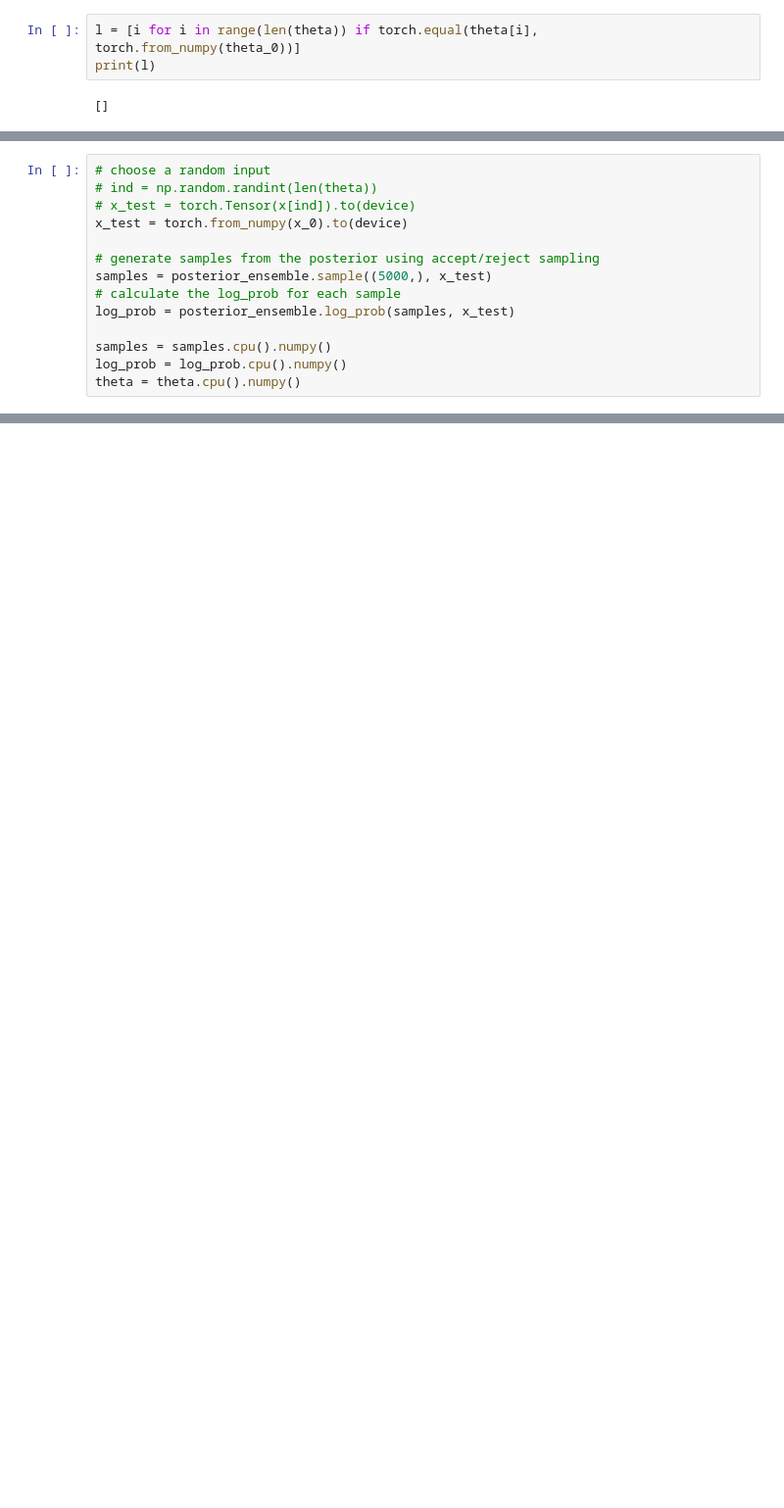
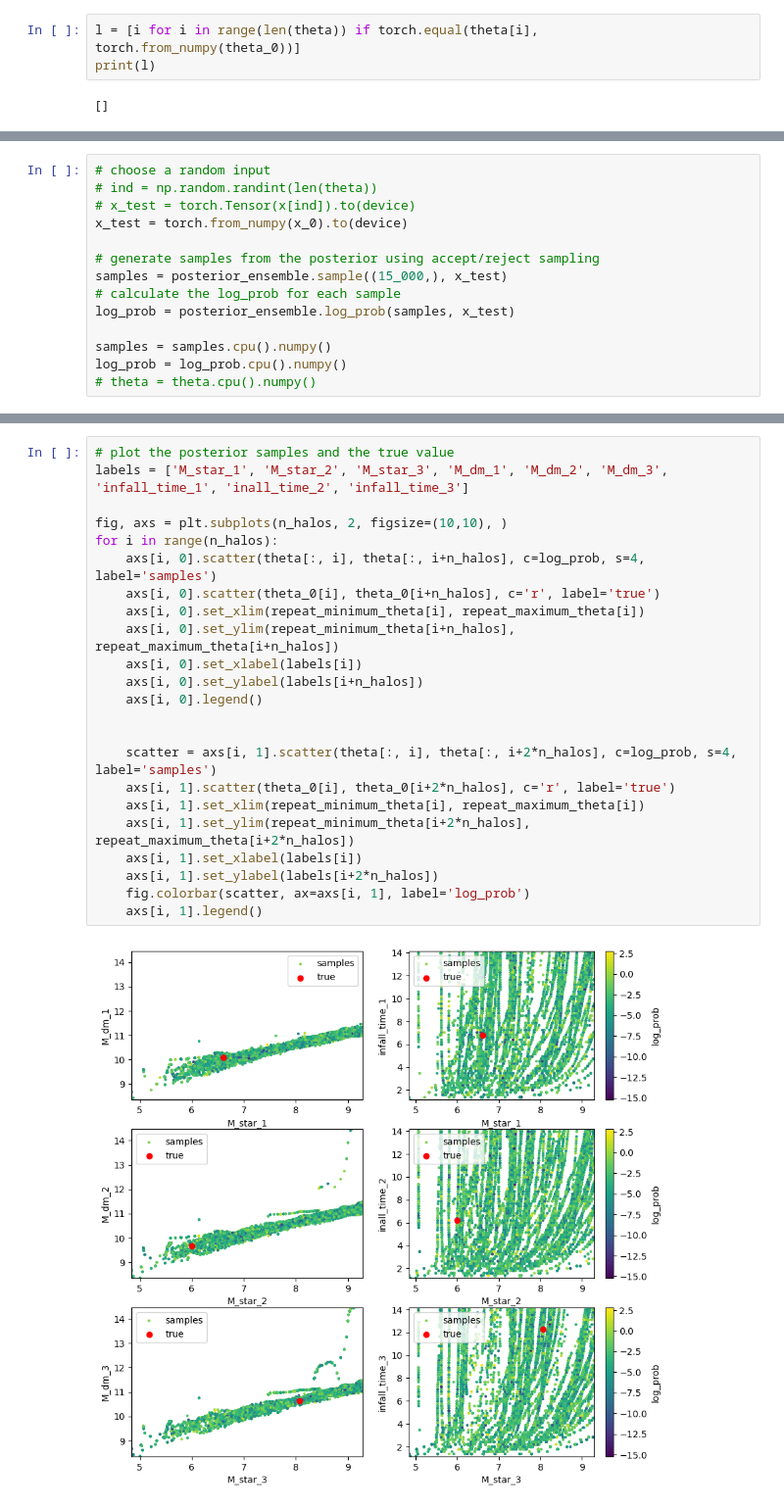
Before and after one commit to vepe99/CASBI, a Jupyter notebook: notebooks/ltu_ili copy 2.ipynb, the cells around one changed output, grey strips where cells are left out. Shown at 98% size. Saved outputs shown, nothing was run; the diff lists cells and outputs as text; blank space fills up the shorter version.

```diff
--- a/notebooks/ltu_ili copy 2.ipynb
+++ b/notebooks/ltu_ili copy 2.ipynb
@@ -230,10 +234,10 @@ ax.legend()
 x_test = torch.from_numpy(x_0).to(device)
 
 # generate samples from the posterior using accept/reject sampling
-samples = posterior_ensemble.sample((5000,), x_test)
+samples = posterior_ensemble.sample((15_000,), x_test)
 # calculate the log_prob for each sample
 log_prob = posterior_ensemble.log_prob(samples, x_test)
 
 samples = samples.cpu().numpy()
 log_prob = log_prob.cpu().numpy()
-theta = theta.cpu().numpy()
+# theta = theta.cpu().numpy()
@@ -273,3 +244,28 @@ plt.colorbar(im, label='log probability', use_gridspec=True, cax=axs[5])
+# %%
+# plot the posterior samples and the true value
+labels = ['M_star_1', 'M_star_2', 'M_star_3', 'M_dm_1', 'M_dm_2', 'M_dm_3', 'infall_time_1', 'inall_time_2', 'infall_time_3']
+
+fig, axs = plt.subplots(n_halos, 2, figsize=(10,10), )
+for i in range(n_halos):
+    axs[i, 0].scatter(theta[:, i], theta[:, i+n_halos], c=log_prob, s=4, label='samples')
+    axs[i, 0].scatter(theta_0[i], theta_0[i+n_halos], c='r', label='true')
+    axs[i, 0].set_xlim(repeat_minimum_theta[i], repeat_maximum_theta[i])
+    axs[i, 0].set_ylim(repeat_minimum_theta[i+n_halos], repeat_maximum_theta[i+n_halos])
+    axs[i, 0].set_xlabel(labels[i])
+    axs[i, 0].set_ylabel(labels[i+n_halos])
+    axs[i, 0].legend()
+
+
+    scatter = axs[i, 1].scatter(theta[:, i], theta[:, i+2*n_halos], c=log_prob, s=4, label='samples')
+    axs[i, 1].scatter(theta_0[i], theta_0[i+2*n_halos], c='r', label='true')
+    axs[i, 1].set_xlim(repeat_minimum_theta[i], repeat_maximum_theta[i])
+    axs[i, 1].set_ylim(repeat_minimum_theta[i+2*n_halos], repeat_maximum_theta[i+2*n_halos])
+    axs[i, 1].set_xlabel(labels[i])
+    axs[i, 1].set_ylabel(labels[i+2*n_halos])
+    fig.colorbar(scatter, ax=axs[i, 1], label='log_prob')
+    axs[i, 1].legend()
+# %% [output]
+[figure, added]
 # %%
 # use ltu-ili's built-in validation metrics to plot the posterior for this point
 metric = PlotSinglePosterior(
```
Also changed, not shown: parts of 11 cells of this notebook.
